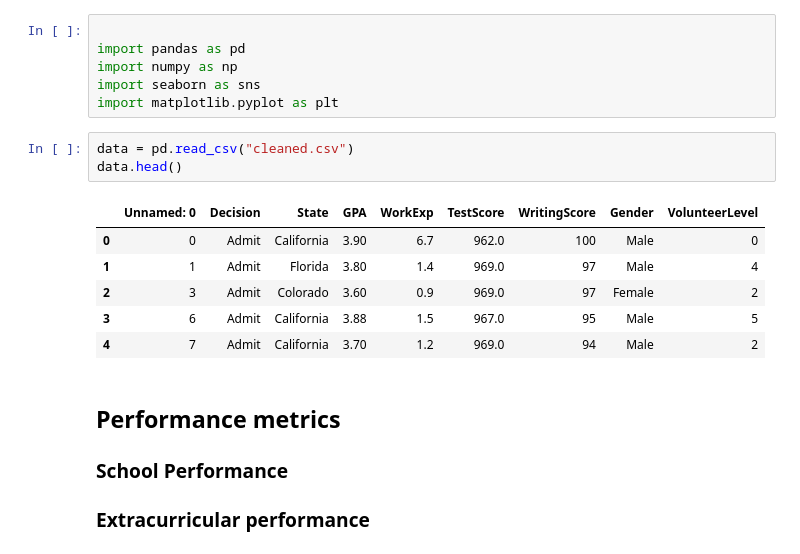
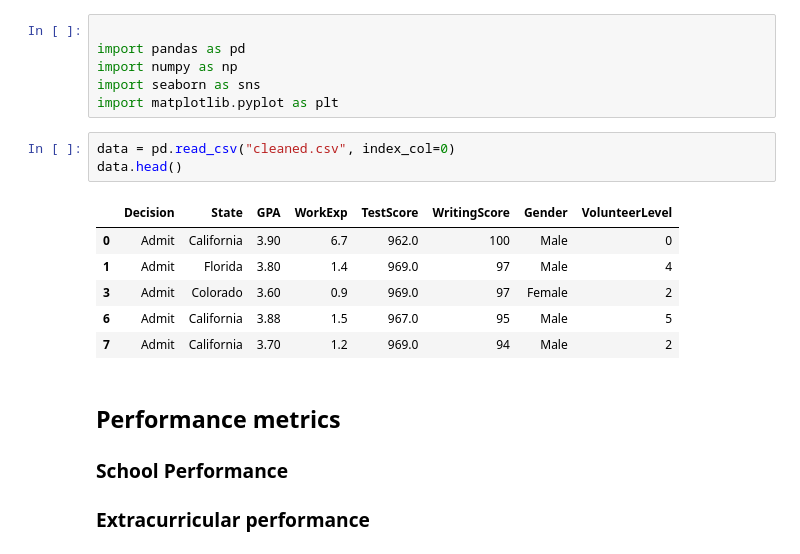
Before and after one commit to cyKuang/dsan5900HW1, a Jupyter notebook: viz.ipynb, the cells around one changed output. Drawn from its saved outputs; the diff is of its cells as text.

```diff
--- a/viz.ipynb
+++ b/viz.ipynb
@@ -5,15 +5,15 @@ import numpy as np
 import seaborn as sns
 import matplotlib.pyplot as plt
 # %%
-data = pd.read_csv("cleaned.csv")
+data = pd.read_csv("cleaned.csv", index_col=0)
 data.head()
 # %% [output]
-|  | Unnamed: 0 | Decision | State | GPA | WorkExp | TestScore | WritingScore | Gender | VolunteerLevel |
-| 0 | 0 | Admit | California | 3.90 | 6.7 | 962.0 | 100 | Male | 0 |
-| 1 | 1 | Admit | Florida | 3.80 | 1.4 | 969.0 | 97 | Male | 4 |
-| 2 | 3 | Admit | Colorado | 3.60 | 0.9 | 969.0 | 97 | Female | 2 |
-| 3 | 6 | Admit | California | 3.88 | 1.5 | 967.0 | 95 | Male | 5 |
-| 4 | 7 | Admit | California | 3.70 | 1.2 | 969.0 | 94 | Male | 2 |
+|  | Decision | State | GPA | WorkExp | TestScore | WritingScore | Gender | VolunteerLevel |
+| 0 | Admit | California | 3.90 | 6.7 | 962.0 | 100 | Male | 0 |
+| 1 | Admit | Florida | 3.80 | 1.4 | 969.0 | 97 | Male | 4 |
+| 3 | Admit | Colorado | 3.60 | 0.9 | 969.0 | 97 | Female | 2 |
+| 6 | Admit | California | 3.88 | 1.5 | 967.0 | 95 | Male | 5 |
+| 7 | Admit | California | 3.70 | 1.2 | 969.0 | 94 | Male | 2 |
 # %% [markdown]
 ## Performance metrics
 ### School Performance
```
Also changed, not shown: parts of 2 cells of this notebook, 5 other files.
